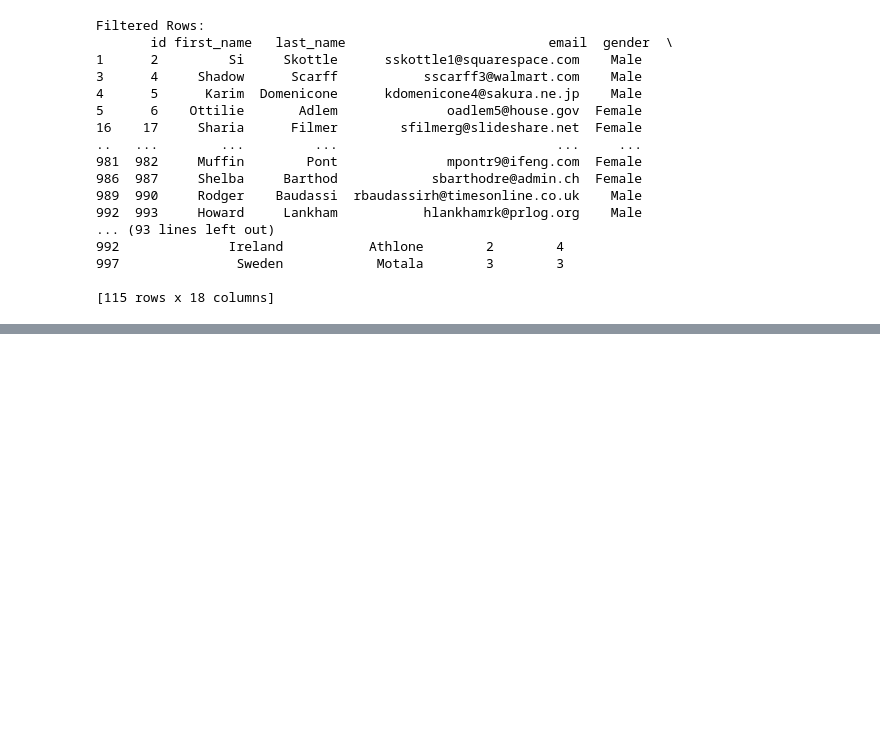
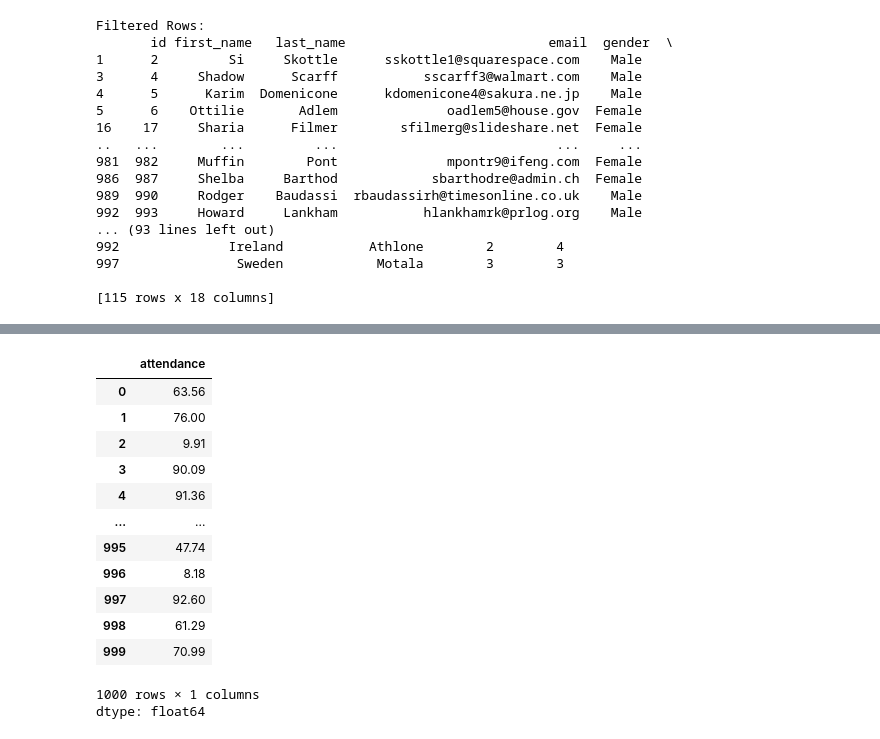
Before and after one commit to ridoykm10/PP11-16-Project-Analyze-visualize, a Jupyter notebook: PP11_16_Project_Analyze_visualize_.ipynb, the cells around one changed output, grey strips where cells are left out. Cells and saved outputs as stored; diff of their text form; code cells hidden in the pictures; blank space fills up the shorter version.

```diff
--- a/PP11_16_Project_Analyze_visualize_.ipynb
+++ b/PP11_16_Project_Analyze_visualize_.ipynb
@@ -55,0 +132,20 @@ Filtered Rows:
+# %%
+#Problem No : 4, Replace missing values in the "attendance" column with the median attendance
+median_attendance = df['attendance'].median()
+dgf = df['attendance'].fillna(median_attendance)
+dgf
+# %% [output]
+|  | attendance |
+| 0 | 63.56 |
+| 1 | 76.00 |
+| 2 | 9.91 |
+| 3 | 90.09 |
+| 4 | 91.36 |
+| ... | ... |
+| 995 | 47.74 |
+| 996 | 8.18 |
+| 997 | 92.60 |
+| 998 | 61.29 |
+| 999 | 70.99 |
+1000 rows × 1 columns
+dtype: float64
```
Also changed, not shown: parts of 8 cells of this notebook.
